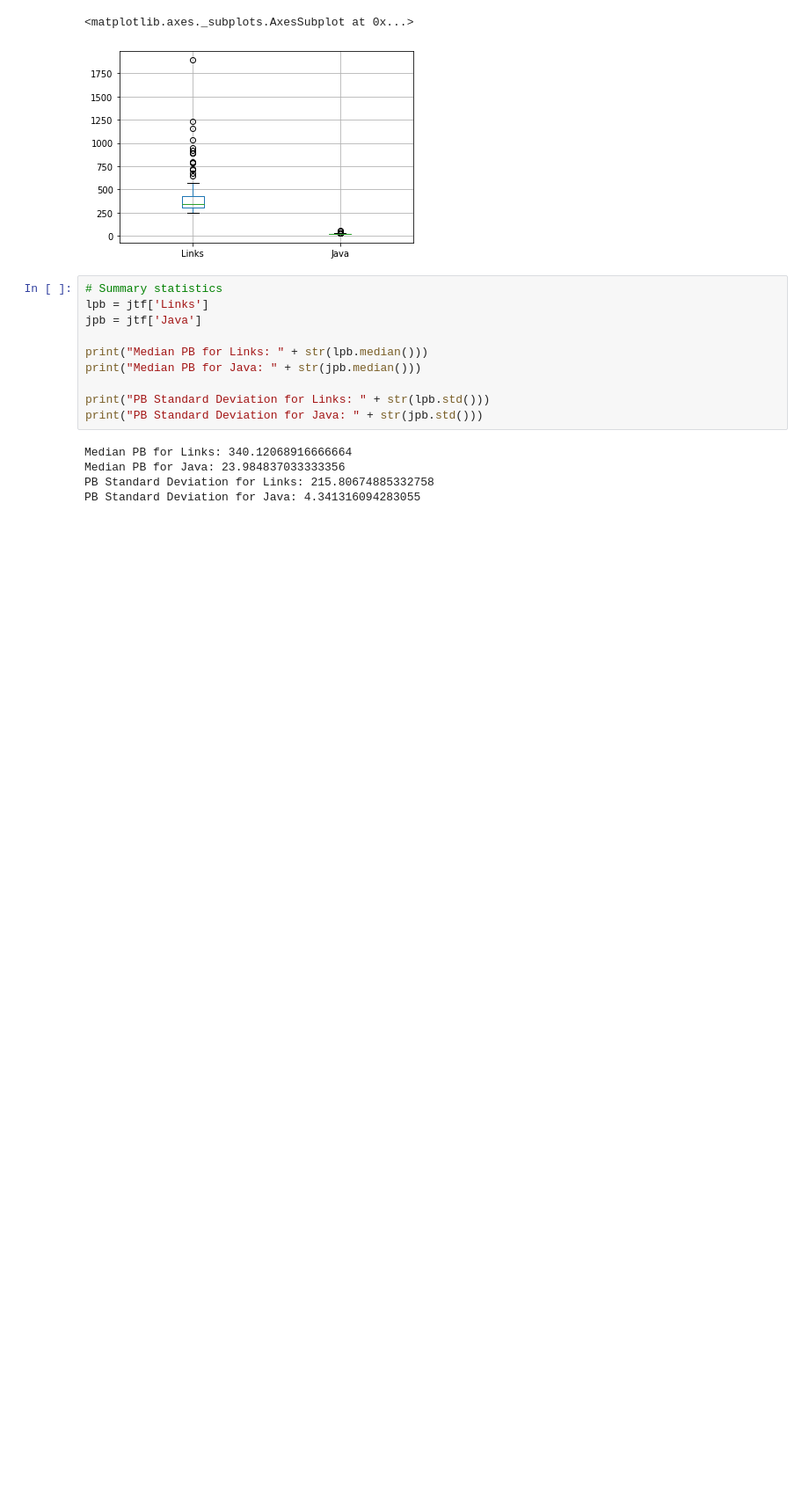
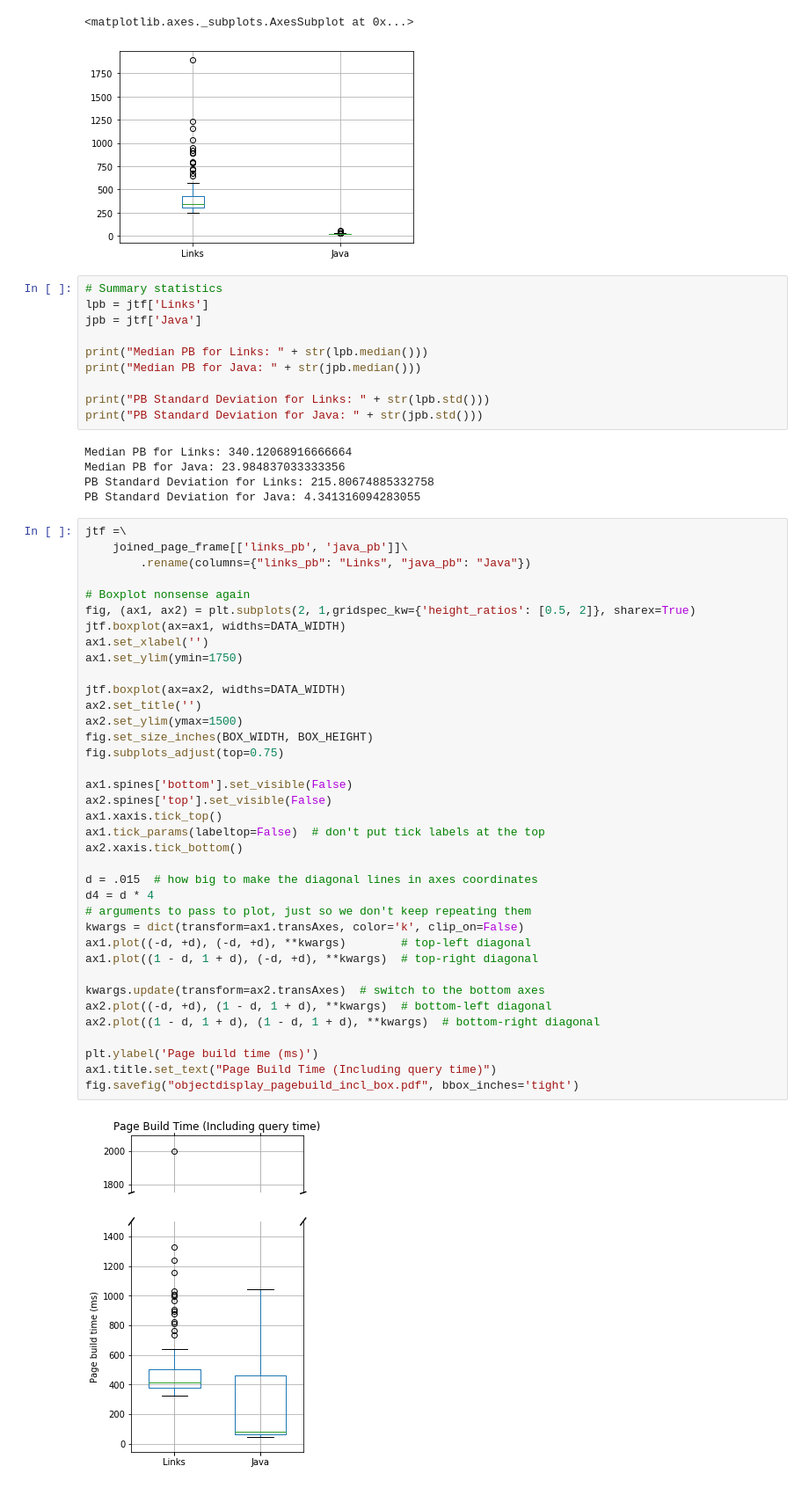
Before and after one commit to SimonJF/skye-gtopdb, a Jupyter notebook: benchmarking/data-analysis/Object Display.ipynb, the cells around one changed output. Shown at 88% size. Cells and saved outputs as stored; diff of their text form; blank space fills up the shorter version.

```diff
--- a/benchmarking/data-analysis/Object Display.ipynb
+++ b/benchmarking/data-analysis/Object Display.ipynb
@@ -355,3 +359,42 @@ Median PB for Links: 340.12068916666664
 Median PB for Java: 23.984837033333356
 PB Standard Deviation for Links: 215.80674885332758
 PB Standard Deviation for Java: 4.341316094283055
+# %%
+jtf =\
+    joined_page_frame[['links_pb', 'java_pb']]\
+        .rename(columns={"links_pb": "Links", "java_pb": "Java"})
+
+# Boxplot nonsense again
+fig, (ax1, ax2) = plt.subplots(2, 1,gridspec_kw={'height_ratios': [0.5, 2]}, sharex=True)
+jtf.boxplot(ax=ax1, widths=DATA_WIDTH)
+ax1.set_xlabel('')
+ax1.set_ylim(ymin=1750)
+
+jtf.boxplot(ax=ax2, widths=DATA_WIDTH)
+ax2.set_title('')
+ax2.set_ylim(ymax=1500)
+fig.set_size_inches(BOX_WIDTH, BOX_HEIGHT)
+fig.subplots_adjust(top=0.75)
+
+ax1.spines['bottom'].set_visible(False)
+ax2.spines['top'].set_visible(False)
+ax1.xaxis.tick_top()
+ax1.tick_params(labeltop=False)  # don't put tick labels at the top
+ax2.xaxis.tick_bottom()
+
+d = .015  # how big to make the diagonal lines in axes coordinates
+d4 = d * 4
+# arguments to pass to plot, just so we don't keep repeating them
+kwargs = dict(transform=ax1.transAxes, color='k', clip_on=False)
+ax1.plot((-d, +d), (-d, +d), **kwargs)        # top-left diagonal
+ax1.plot((1 - d, 1 + d), (-d, +d), **kwargs)  # top-right diagonal
+
+kwargs.update(transform=ax2.transAxes)  # switch to the bottom axes
+ax2.plot((-d, +d), (1 - d, 1 + d), **kwargs)  # bottom-left diagonal
+ax2.plot((1 - d, 1 + d), (1 - d, 1 + d), **kwargs)  # bottom-right diagonal
+
+plt.ylabel('Page build time (ms)')
+ax1.title.set_text("Page Build Time (Including query time)")
+fig.savefig("objectdisplay_pagebuild_incl_box.pdf", bbox_inches='tight')
+# %% [output]
+[figure, added]
```
Also changed, not shown: parts of 5 cells of this notebook, 6 other files.
